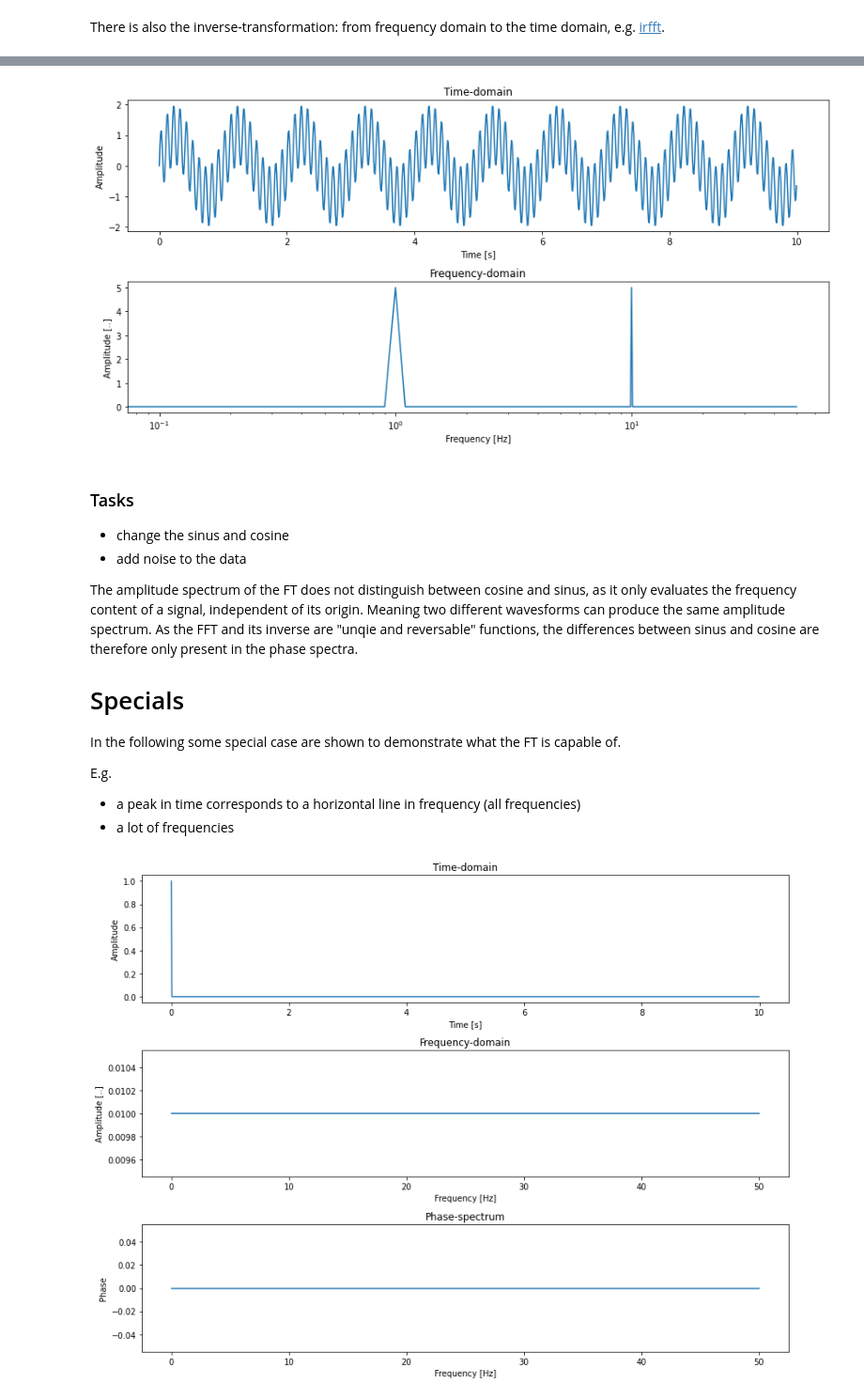
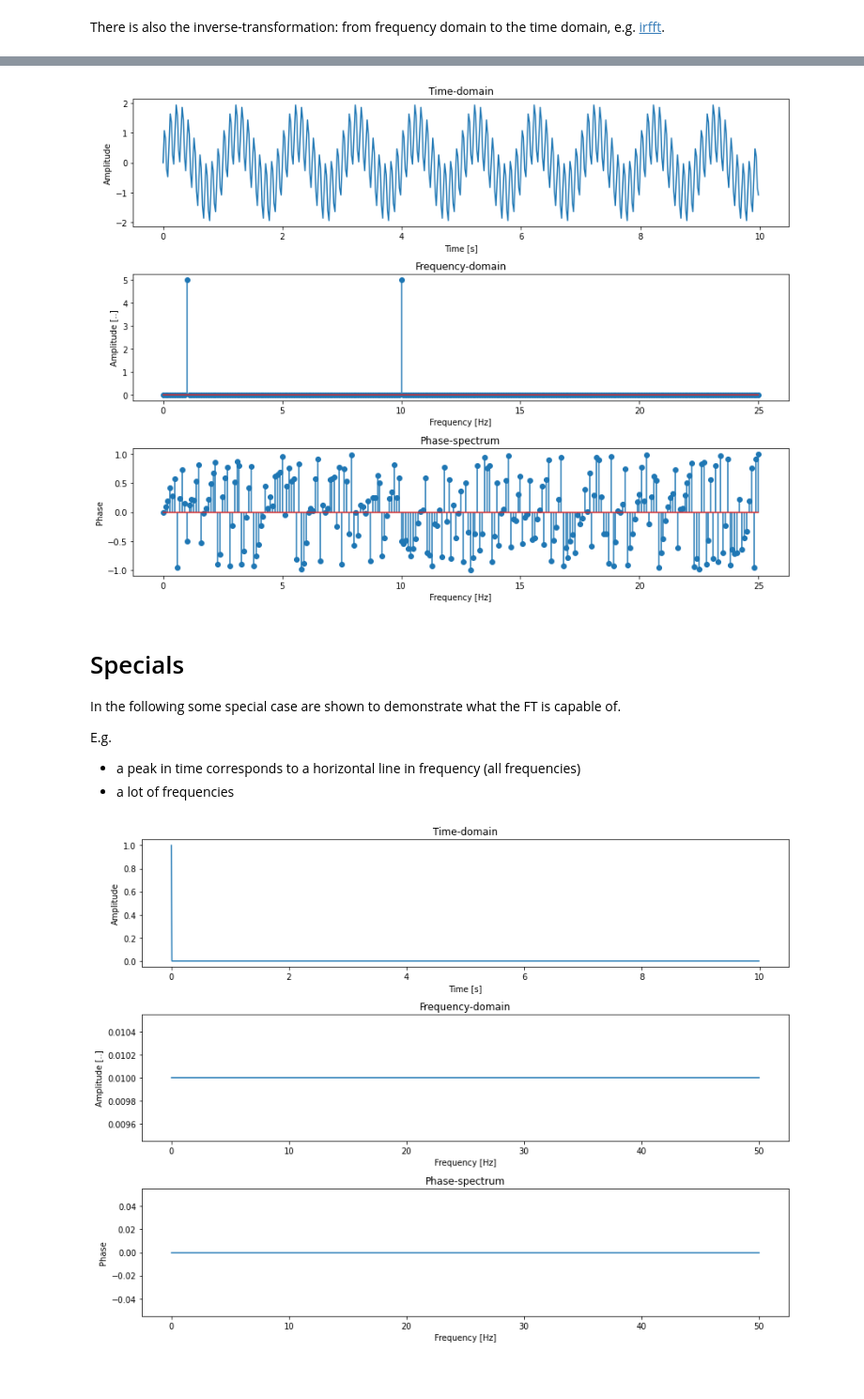
Before and after one commit to torstendahm/seismology_classroom, a Jupyter notebook: signal_processing/3.0_Fourier_Transform_Introduction.ipynb, the cells around one changed output, grey strips where cells are left out. Shown at 94% size. Cells and saved outputs as stored; diff of their text form; code cells hidden in the pictures; blank space fills up the shorter version.

```diff
--- a/signal_processing/3.0_Fourier_Transform_Introduction.ipynb
+++ b/signal_processing/3.0_Fourier_Transform_Introduction.ipynb
@@ -165,45 +217,53 @@ The investigated what the Fourier Transformation is capable of we add multiple f
 # %%
-df = 100  # Sampling frequency [Hz]
+df = 50  # Sampling frequency [Hz]
 timelen = 10  # Data length [s]
 dt = 1 / df  # Sampling interval [s]
 
 numsamples = timelen * df
 x = num.arange(numsamples) / df
 
 fr1 = 1.
 fr2 = 10.
 ydata = num.sin(2 * num.pi * fr1 * x)
 ydata += num.sin(2 * num.pi * fr2 * x)
 
 # Get amplitudes and frequencies
-amps = abs(num.fft.rfft(ydata)) * dt
+ft = num.fft.rfft(ydata)
+amps = abs(ft) * dt
+phase =  num.angle(ft)  / num.pi
 freqs = num.fft.rfftfreq(numsamples, d=dt)
 
-plt.figure(figsize=(12, 6))
-ax = plt.subplot(2, 1, 1)
+plt.figure(figsize=(12, 9))
+ax = plt.subplot(3, 1, 1)
 ax.plot(x, ydata)
 ax.set_xlabel('Time [s]')
 ax.set_ylabel('Amplitude')
 ax.set_title('Time-domain')
 
-ax = plt.subplot(2, 1, 2)
-#ax.plot(freqs, amps)
-ax.semilogx(freqs, amps)
-#ax.loglog(freqs, amps)
+ax = plt.subplot(3, 1, 2)
+ax.stem(freqs, amps)
+# ax.set_xscale('log')
+# ax.set_yscale('log')
+# ax.plot(freqs, amps)
+#ax.semilogx(freqs, amps, 'b.:')
+#ax.loglog(freqs, amps, 'b.:')
 ax.set_xlabel('Frequency [Hz]')
 ax.set_ylabel('Amplitude [..]')
 ax.set_title('Frequency-domain')
 plt.tight_layout()
+
+
+ax = plt.subplot(3, 1, 3)
+ax.stem(freqs, phase)
+ax.set_xlabel('Frequency [Hz]')
+ax.set_ylabel('Phase')
+ax.set_title('Phase-spectrum')
+plt.tight_layout()
+
 plt.show()
 # %% [output]
-[figure, old version]
+[figure, new version]
 # %% [markdown]
-### Tasks
-- change the sinus and cosine
-- add noise to the data
-
-The amplitude spectrum of the FT does not distinguish between cosine and sinus, as it only evaluates the frequency content of a signal, independent of its origin. Meaning two different wavesforms can produce the same amplitude spectrum. As the FFT and its inverse are "unqie and reversable" functions, the differences between sinus and cosine are therefore only present in the phase spectra.
-
 <a id='Specials'></a>
 # Specials
 In the following some special case are shown to demonstrate what the FT is capable of.
```
Also changed, not shown: parts of 11 cells of this notebook, 3 other files.
